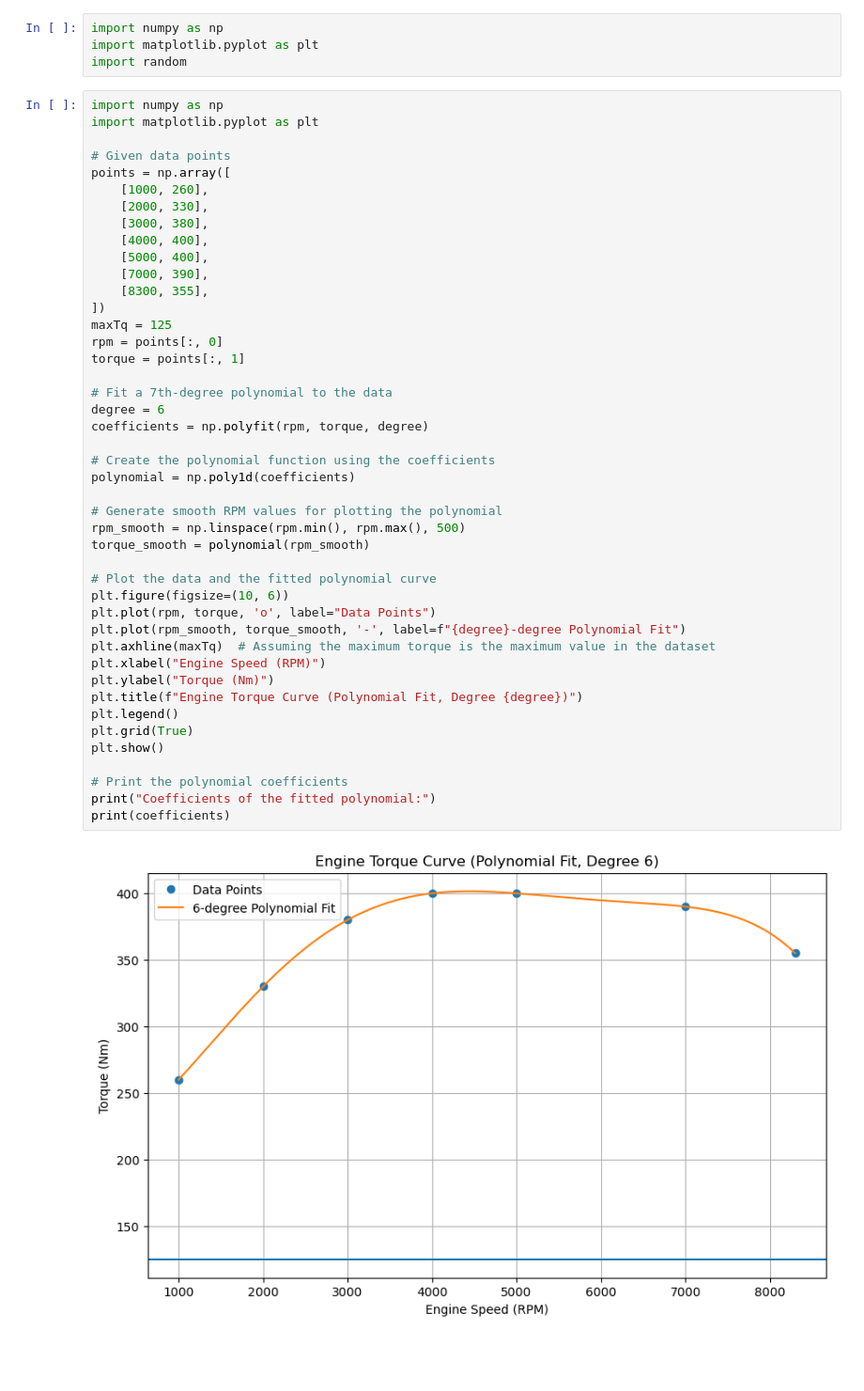
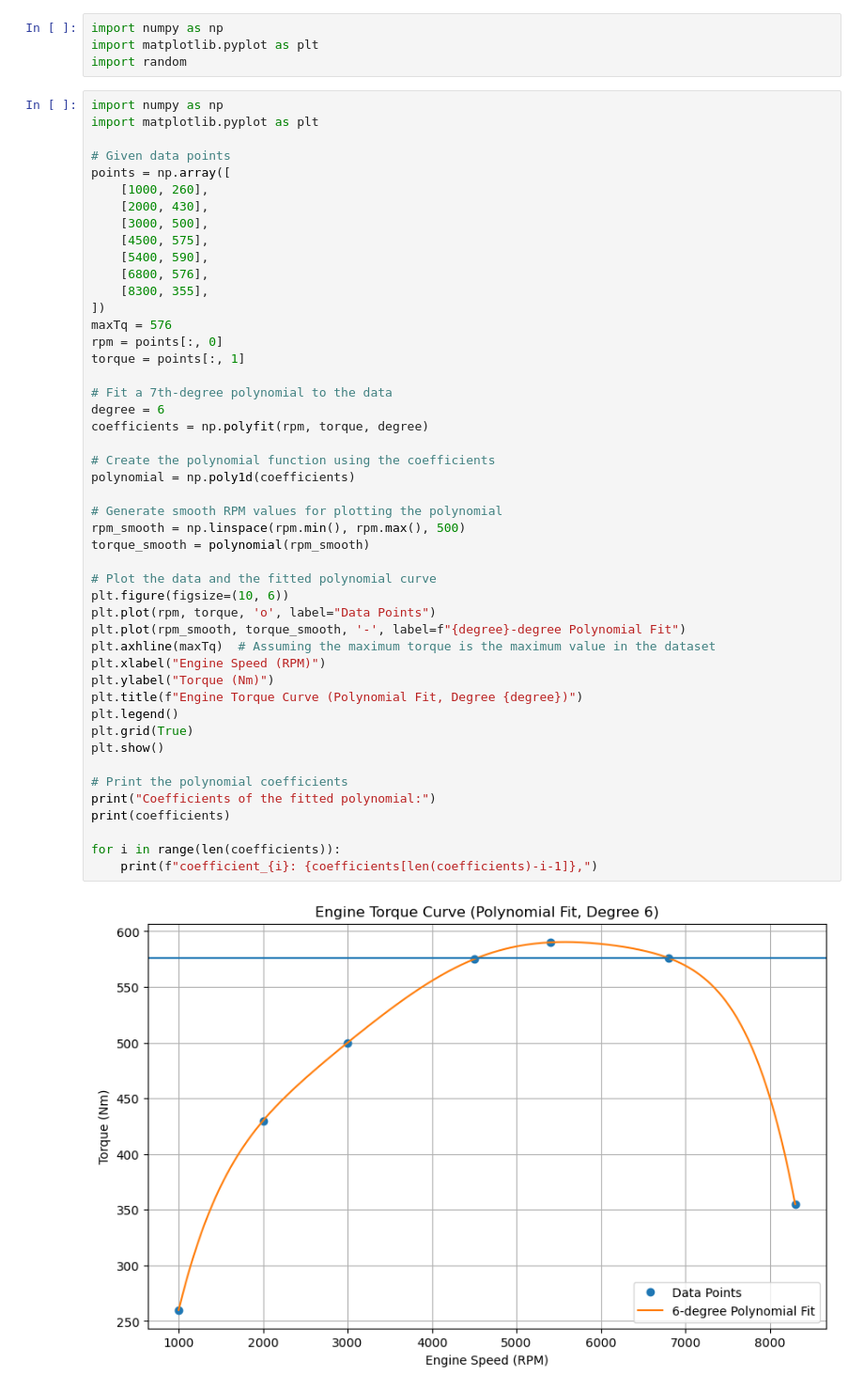
Before and after one commit to vougioukakis/car-acceleration-app, a Jupyter notebook: torque_curve_generator.ipynb, the cells around one changed output. Shown: that part at 94% size. Drawn from its saved outputs; the diff is of its cells as text; blank space fills up the shorter version.

```diff
--- a/torque_curve_generator.ipynb
+++ b/torque_curve_generator.ipynb
@@ -9,43 +9,46 @@ import matplotlib.pyplot as plt
 # Given data points
 points = np.array([
     [1000, 260],
-    [2000, 330],
-    [3000, 380],
-    [4000, 400],
-    [5000, 400],
-    [7000, 390],
+    [2000, 430],
+    [3000, 500],
+    [4500, 575],
+    [5400, 590],
+    [6800, 576],
     [8300, 355],
 ])
-maxTq = 125
+maxTq = 576
 rpm = points[:, 0]
 torque = points[:, 1]
 
 # Fit a 7th-degree polynomial to the data
 degree = 6
 coefficients = np.polyfit(rpm, torque, degree)
 
 # Create the polynomial function using the coefficients
 polynomial = np.poly1d(coefficients)
 
 # Generate smooth RPM values for plotting the polynomial
 rpm_smooth = np.linspace(rpm.min(), rpm.max(), 500)
 torque_smooth = polynomial(rpm_smooth)
 
 # Plot the data and the fitted polynomial curve
 plt.figure(figsize=(10, 6))
 plt.plot(rpm, torque, 'o', label="Data Points")
 plt.plot(rpm_smooth, torque_smooth, '-', label=f"{degree}-degree Polynomial Fit")
 plt.axhline(maxTq)  # Assuming the maximum torque is the maximum value in the dataset
 plt.xlabel("Engine Speed (RPM)")
 plt.ylabel("Torque (Nm)")
 plt.title(f"Engine Torque Curve (Polynomial Fit, Degree {degree})")
 plt.legend()
 plt.grid(True)
 plt.show()
 
 # Print the polynomial coefficients
 print("Coefficients of the fitted polynomial:")
 print(coefficients)
+
+for i in range(len(coefficients)):
+    print(f"coefficient_{i}: {coefficients[len(coefficients)-i-1]},")
 # %% [output]
-[figure, old version]
+[figure, new version]
 Coefficients of the fitted polynomial:
```
Also changed, not shown: parts of 1 cell of this notebook, 3 other files.
